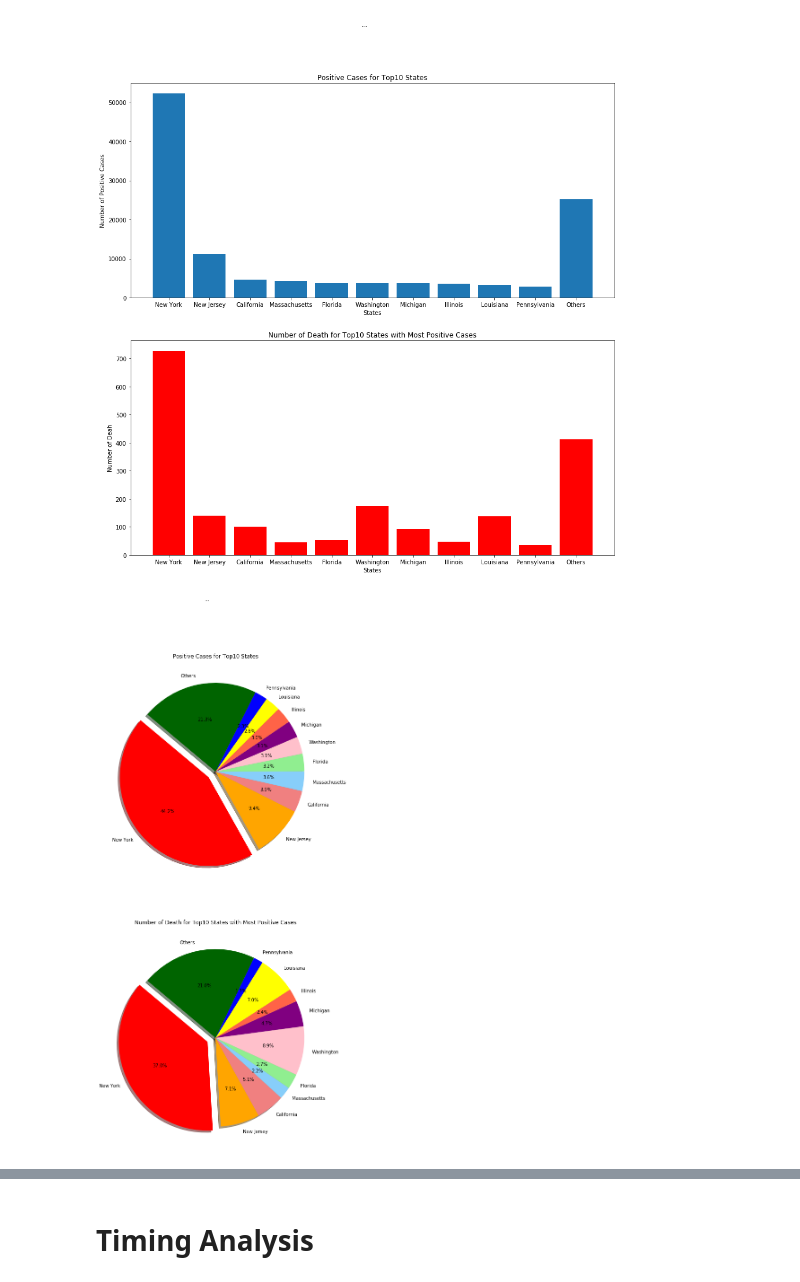
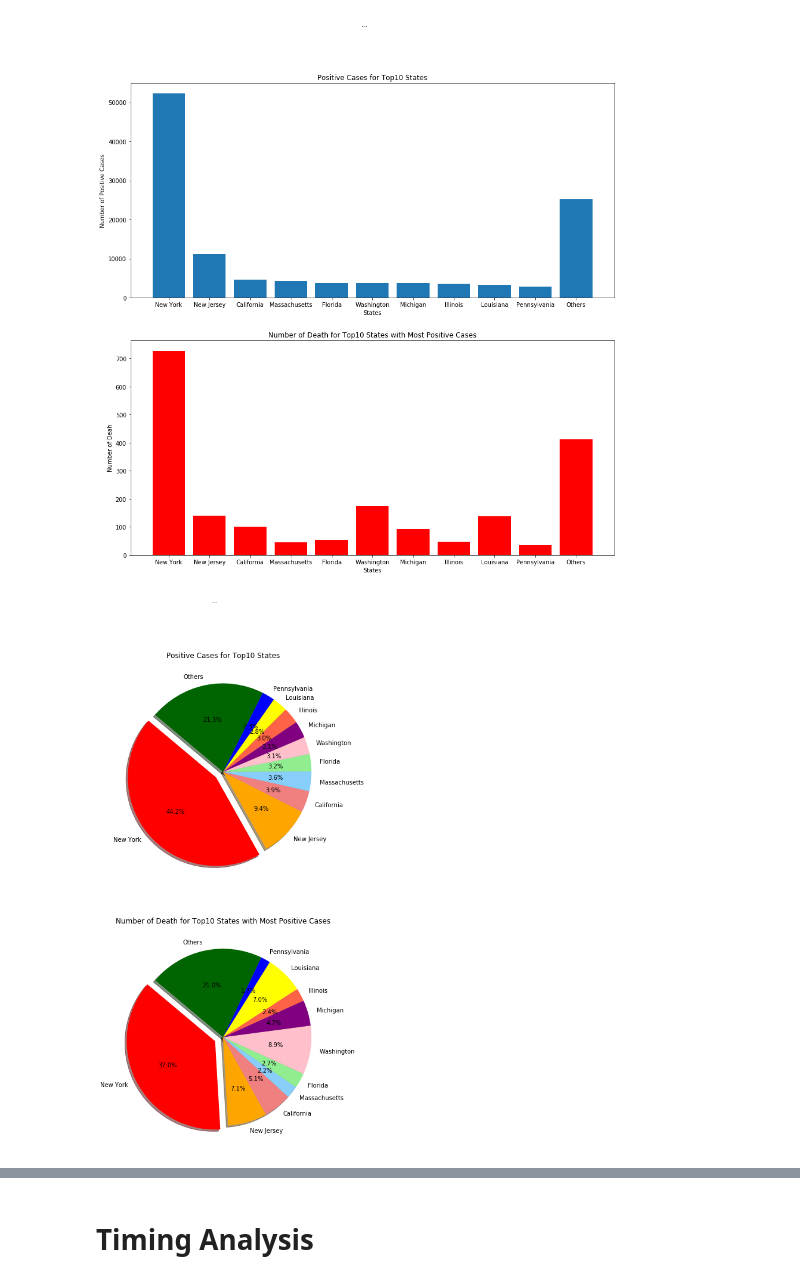
Before and after one commit to sereneys/Databootcamp-project-1, a Jupyter notebook: Covid-19-US-Analysis.ipynb, the cells around one changed output, grey strips where cells are left out. Drawn from its saved outputs; the diff is of its cells as text; code cells hidden in the pictures.

```diff
--- a/Covid-19-US-Analysis.ipynb
+++ b/Covid-19-US-Analysis.ipynb
@@ -309,24 +319,29 @@ fig.set_figwidth(15)
 # %% [output]
 [figure]
 # %%
+#Generate a pie chart showing number of positive cases and death over total cases in US (%)
+
 fig2, (state_positive, state_death) = plt.subplots(2)
 fig2.suptitle('...')
 states_list = top10_states["state"]
 positive = top10_states["positive"]
 death = top10_states["death"]
 
 explode = (0.1,0,0,0,0,0,0,0,0,0,0)
 colors = ["red", "orange", "lightcoral", "lightskyblue","lightgreen","pink",
           "purple","tomato","yellow","blue","darkgreen"]
 state_positive.pie(positive, explode=explode, labels=states_list, colors = colors,
         autopct="%1.1f%%", shadow=True, startangle=140)
 state_death.pie(death, explode=explode, labels=states_list, colors = colors,
         autopct="%1.1f%%", shadow=True, startangle=140)
 
 state_positive.set_title("Positive Cases for Top10 States")
 state_death.set_title("Number of Death for Top10 States with Most Positive Cases")
 
-fig2.set_figheight(20)
-fig2.set_figwidth(20)
+fig2.set_figheight(15)
+fig2.set_figwidth(15)
+
+plt.savefig("Output_Figures/state_positive&death_pie.png")
+plt.show()
 # %% [output]
-[figure, old version]
+[figure, new version]
```
Also changed, not shown: parts of 15 cells of this notebook.
